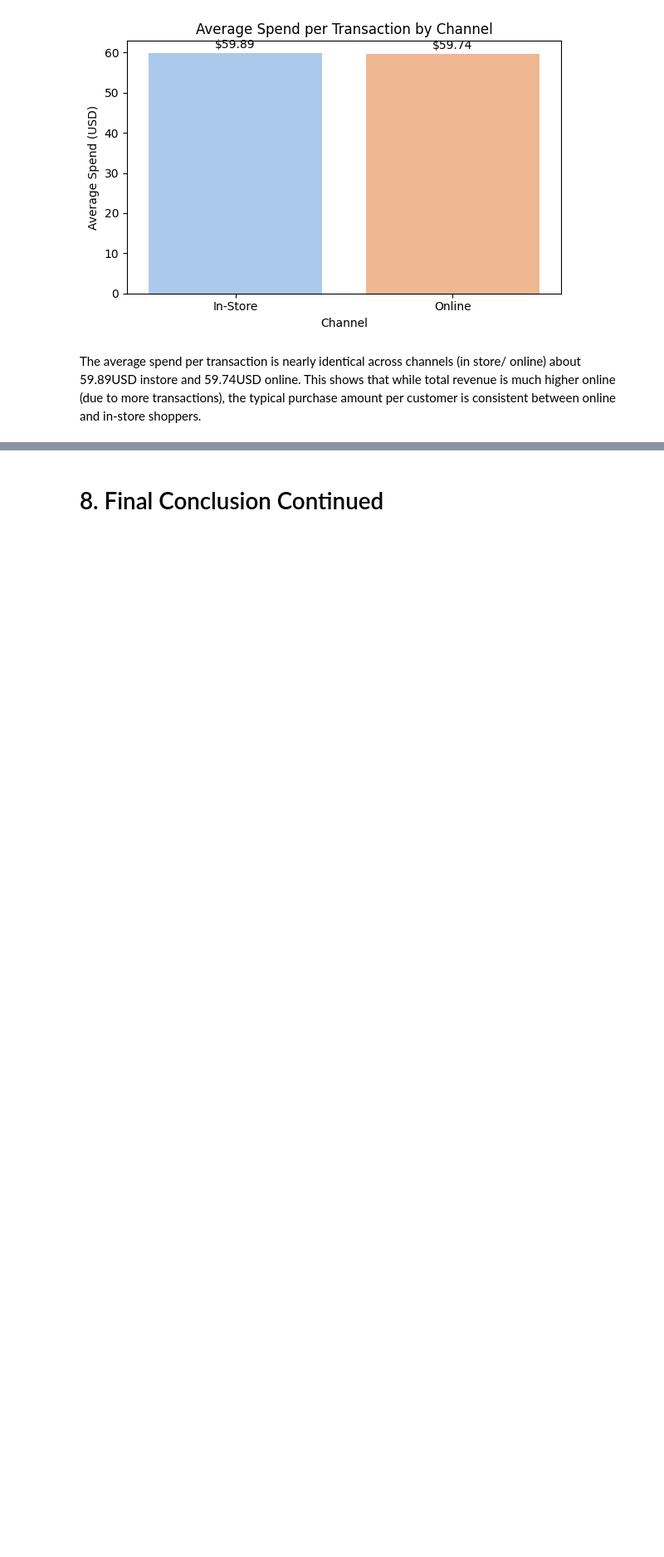
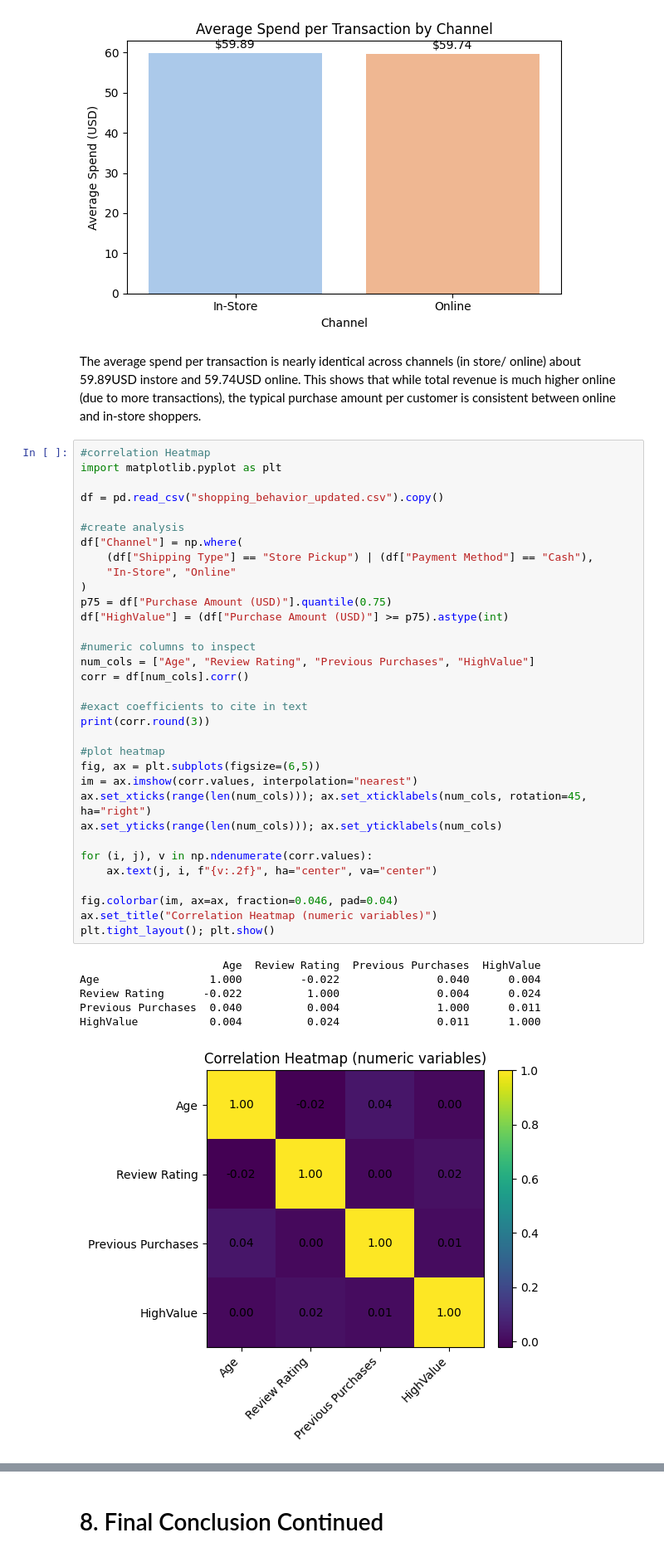
Before and after one commit to briannasancheztop/ADS505_Consumerbehavior, a Jupyter notebook: ADS505_Group_Project_.ipynb, the cells around one changed output, grey strips where cells are left out. Shown: that part at 83% size. Cells and saved outputs as stored; diff of their text form; blank space fills up the shorter version.

```diff
--- a/ADS505_Group_Project_.ipynb
+++ b/ADS505_Group_Project_.ipynb
@@ -1129,3 +1129,43 @@ Average spend per transaction by channel:
 [figure]
 # %% [markdown]
 The average spend per transaction is nearly identical across channels (in store/ online) about 59.89USD instore and 59.74USD online. This shows that while total revenue is much higher online (due to more transactions), the typical purchase amount per customer is consistent between online and in-store shoppers.
+# %%
+#correlation Heatmap
+import matplotlib.pyplot as plt
+
+df = pd.read_csv("shopping_behavior_updated.csv").copy()
+
+#create analysis
+df["Channel"] = np.where(
+    (df["Shipping Type"] == "Store Pickup") | (df["Payment Method"] == "Cash"),
+    "In-Store", "Online"
+)
+p75 = df["Purchase Amount (USD)"].quantile(0.75)
+df["HighValue"] = (df["Purchase Amount (USD)"] >= p75).astype(int)
+
+#numeric columns to inspect
+num_cols = ["Age", "Review Rating", "Previous Purchases", "HighValue"]
+corr = df[num_cols].corr()
+
+#exact coefficients to cite in text
+print(corr.round(3))
+
+#plot heatmap
+fig, ax = plt.subplots(figsize=(6,5))
+im = ax.imshow(corr.values, interpolation="nearest")
+ax.set_xticks(range(len(num_cols))); ax.set_xticklabels(num_cols, rotation=45, ha="right")
+ax.set_yticks(range(len(num_cols))); ax.set_yticklabels(num_cols)
+
+for (i, j), v in np.ndenumerate(corr.values):
+    ax.text(j, i, f"{v:.2f}", ha="center", va="center")
+
+fig.colorbar(im, ax=ax, fraction=0.046, pad=0.04)
+ax.set_title("Correlation Heatmap (numeric variables)")
+plt.tight_layout(); plt.show()
+# %% [output]
+                      Age  Review Rating  Previous Purchases  HighValue
+Age                 1.000         -0.022               0.040      0.004
+Review Rating      -0.022          1.000               0.004      0.024
+Previous Purchases  0.040          0.004               1.000      0.011
+HighValue           0.004          0.024               0.011      1.000
+[figure, added]
```
Also changed, not shown: parts of 12 cells of this notebook.
